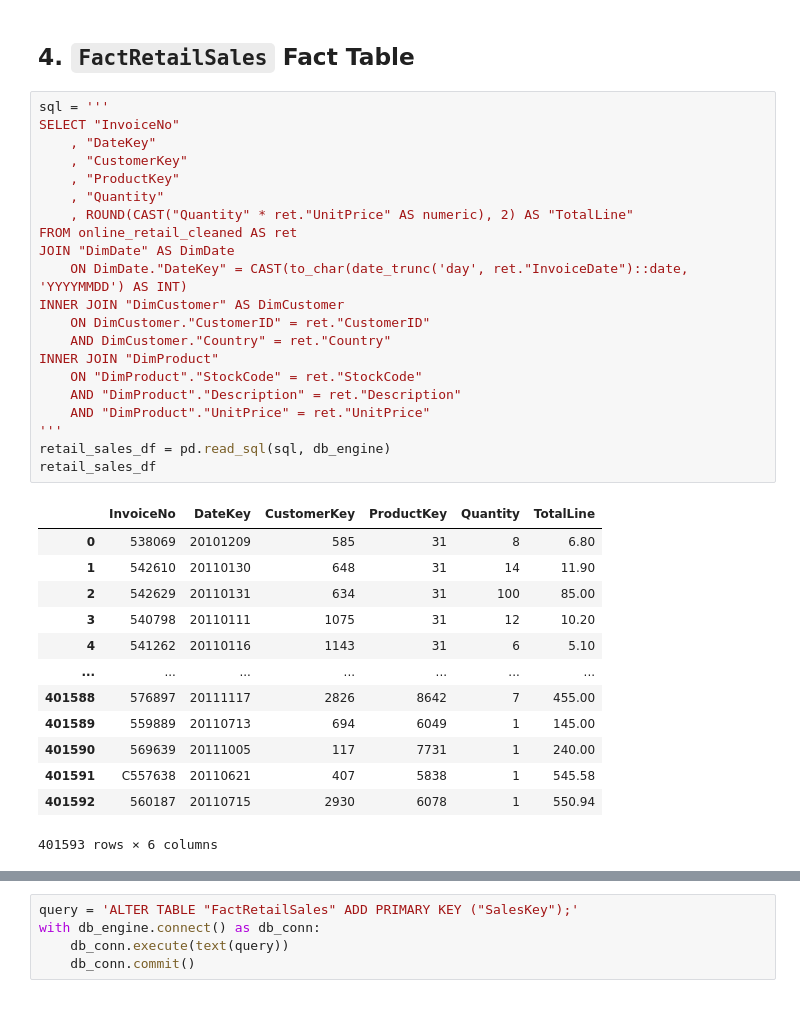
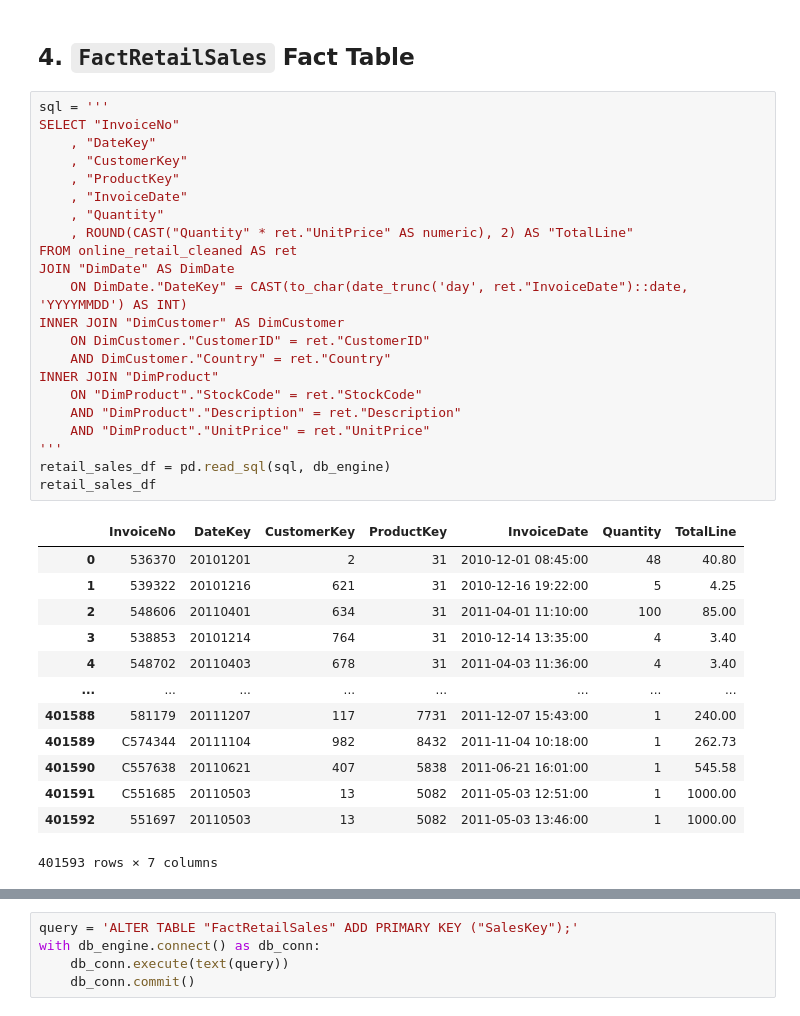
Before and after one commit to yossef-elmahdy/technical-assessment, a Jupyter notebook: jupyter-data/data_warehouse_build.ipynb, the cells around one changed output, grey strips where cells are left out. Cells and saved outputs as stored; diff of their text form.

Commit message:
data_warehouse_build: add "InvoiceDate" column to the fact table

```diff
--- a/jupyter-data/data_warehouse_build.ipynb
+++ b/jupyter-data/data_warehouse_build.ipynb
@@ -232,38 +239,39 @@ with db_engine.connect() as db_conn:
 # %%
 sql = '''
 SELECT "InvoiceNo"
 	, "DateKey"
 	, "CustomerKey"
 	, "ProductKey"
+    , "InvoiceDate"
 	, "Quantity"
 	, ROUND(CAST("Quantity" * ret."UnitPrice" AS numeric), 2) AS "TotalLine"
 FROM online_retail_cleaned AS ret
 JOIN "DimDate" AS DimDate
 	ON DimDate."DateKey" = CAST(to_char(date_trunc('day', ret."InvoiceDate")::date, 'YYYYMMDD') AS INT)
 INNER JOIN "DimCustomer" AS DimCustomer
 	ON DimCustomer."CustomerID" = ret."CustomerID"
 	AND DimCustomer."Country" = ret."Country"
 INNER JOIN "DimProduct"
 	ON "DimProduct"."StockCode" = ret."StockCode"
 	AND "DimProduct"."Description" = ret."Description"
 	AND "DimProduct"."UnitPrice" = ret."UnitPrice"
 '''
 retail_sales_df = pd.read_sql(sql, db_engine)
 retail_sales_df
 # %% [output]
-|  | InvoiceNo | DateKey | CustomerKey | ProductKey | Quantity | TotalLine |
-| 0 | 538069 | 20101209 | 585 | 31 | 8 | 6.80 |
-| 1 | 542610 | 20110130 | 648 | 31 | 14 | 11.90 |
-| 2 | 542629 | 20110131 | 634 | 31 | 100 | 85.00 |
-| 3 | 540798 | 20110111 | 1075 | 31 | 12 | 10.20 |
-| 4 | 541262 | 20110116 | 1143 | 31 | 6 | 5.10 |
-| ... | ... | ... | ... | ... | ... | ... |
-| 401588 | 576897 | 20111117 | 2826 | 8642 | 7 | 455.00 |
-| 401589 | 559889 | 20110713 | 694 | 6049 | 1 | 145.00 |
-| 401590 | 569639 | 20111005 | 117 | 7731 | 1 | 240.00 |
-| 401591 | C557638 | 20110621 | 407 | 5838 | 1 | 545.58 |
-| 401592 | 560187 | 20110715 | 2930 | 6078 | 1 | 550.94 |
+|  | InvoiceNo | DateKey | CustomerKey | ProductKey | InvoiceDate | Quantity | TotalLine |
+| 0 | 536370 | 20101201 | 2 | 31 | 2010-12-01 08:45:00 | 48 | 40.80 |
+| 1 | 539322 | 20101216 | 621 | 31 | 2010-12-16 19:22:00 | 5 | 4.25 |
+| 2 | 548606 | 20110401 | 634 | 31 | 2011-04-01 11:10:00 | 100 | 85.00 |
+| 3 | 538853 | 20101214 | 764 | 31 | 2010-12-14 13:35:00 | 4 | 3.40 |
+| 4 | 548702 | 20110403 | 678 | 31 | 2011-04-03 11:36:00 | 4 | 3.40 |
+| ... | ... | ... | ... | ... | ... | ... | ... |
+| 401588 | 581179 | 20111207 | 117 | 7731 | 2011-12-07 15:43:00 | 1 | 240.00 |
+| 401589 | C574344 | 20111104 | 982 | 8432 | 2011-11-04 10:18:00 | 1 | 262.73 |
+| 401590 | C557638 | 20110621 | 407 | 5838 | 2011-06-21 16:01:00 | 1 | 545.58 |
+| 401591 | C551685 | 20110503 | 13 | 5082 | 2011-05-03 12:51:00 | 1 | 1000.00 |
+| 401592 | 551697 | 20110503 | 13 | 5082 | 2011-05-03 13:46:00 | 1 | 1000.00 |
-401593 rows × 6 columns
+401593 rows × 7 columns
 # %%
 retail_sales_df.dtypes
 # %% [output]
```
Also changed, not shown: parts of 10 cells of this notebook, 2 other files.
